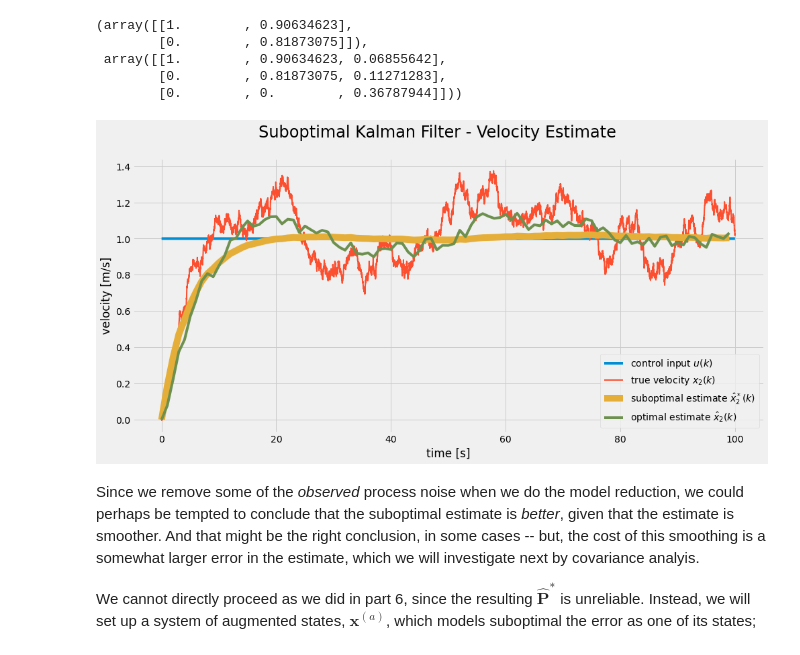
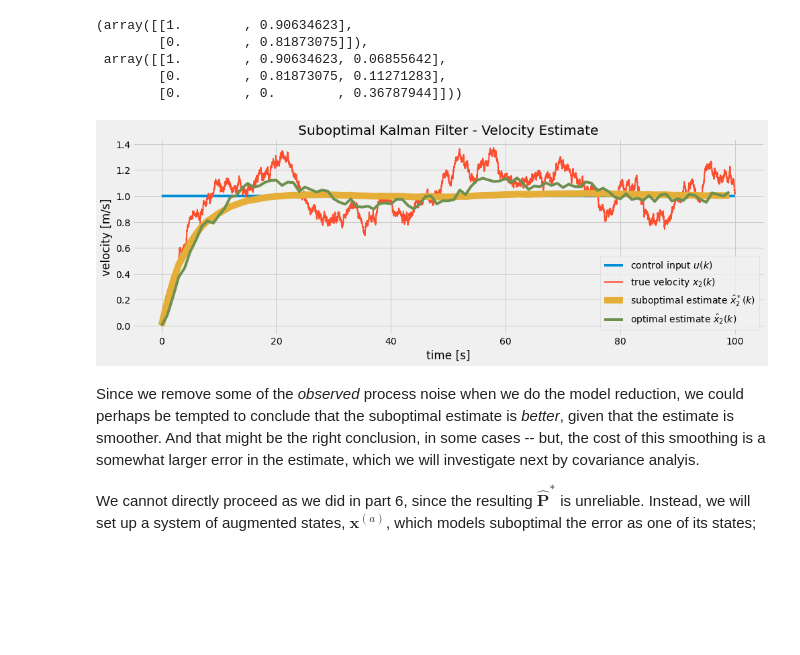
Before and after one commit to fonstelien/TEK4050, a Jupyter notebook: project/project.ipynb, the cells around one changed output. Drawn from its saved outputs; the diff is of its cells as text; code cells hidden in the pictures; blank space fills up the shorter version.

```diff
--- a/project/project.ipynb
+++ b/project/project.ipynb
@@ -1087,21 +1087,21 @@ FiF, Fi
         [0.        , 0.81873075, 0.11271283],
         [0.        , 0.        , 0.36787944]]))
 # %%
-fig, axes = plt.subplots(ncols=1, nrows=1, sharex=True, sharey=False, figsize=(15,7))
-fig.suptitle(r'Suboptimal Kalman Filter - Velocity Estimate', fontsize=24)
+fig, axes = plt.subplots(ncols=1, nrows=1, sharex=True, sharey=False, figsize=(15,5))
 
 ax = axes
+ax.set_title(r'Suboptimal Kalman Filter - Velocity Estimate')
 ax.plot(t, u[2])
 ax.plot(t, xs[1], lw=2)
 ax.plot(tm, x_hat_s[1], lw=10)
 ax.plot(tm, x_hat_o[1])
 ax.legend([r'control input $u(k)$', r'true velocity $x_2(k)$', r'suboptimal estimate $\hat{x}^*_2(k)$', r'optimal estimate $\hat{x}_2(k)$'])
 ax.set_xlabel('time [s]')
 ax.set_ylabel('velocity [m/s]')
 
 plt.show()
 # %% [output]
-[figure, old version]
+[figure, new version]
 # %% [markdown]
 Since we remove some of the _observed_ process noise when we do the model reduction, we could perhaps be tempted to conclude that the suboptimal estimate is _better_, given that the estimate is smoother. And that might be the right conclusion, in some cases -- but, the cost of this smoothing is a somewhat larger error in the estimate, which we will investigate next by covariance analyis.
 
```
Also changed, not shown: parts of 13 cells of this notebook.
